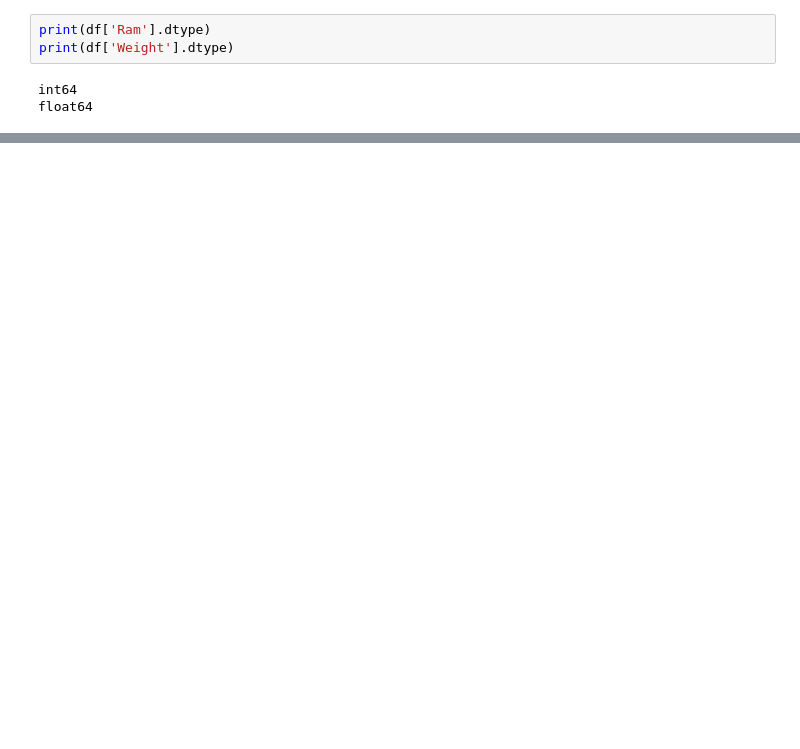
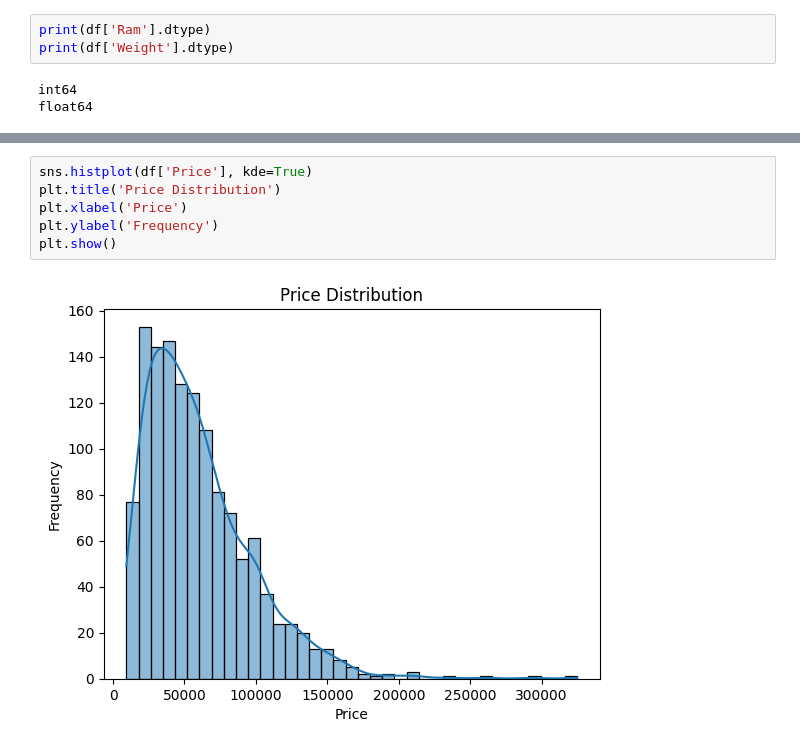
Before and after one commit to AriyaArKa/Laptop-Price-Predictor, a Jupyter notebook: Laptop Price Predictor.ipynb, the cells around one changed output, grey strips where cells are left out. Cells and saved outputs as stored; diff of their text form; blank space fills up the shorter version.

```diff
--- a/Laptop Price Predictor.ipynb
+++ b/Laptop Price Predictor.ipynb
@@ -100,0 +112,8 @@ float64
+# %%
+sns.histplot(df['Price'], kde=True)
+plt.title('Price Distribution')
+plt.xlabel('Price')
+plt.ylabel('Frequency')
+plt.show()
+# %% [output]
+[figure, added]
```
Also changed, not shown: parts of 10 cells of this notebook.
